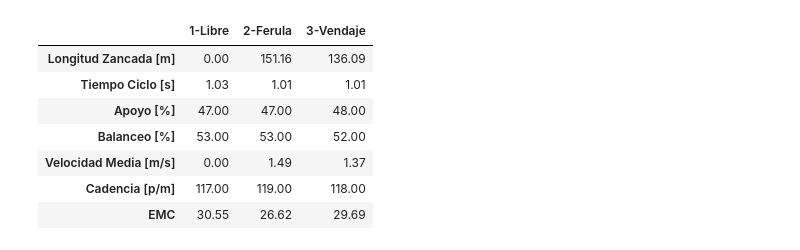
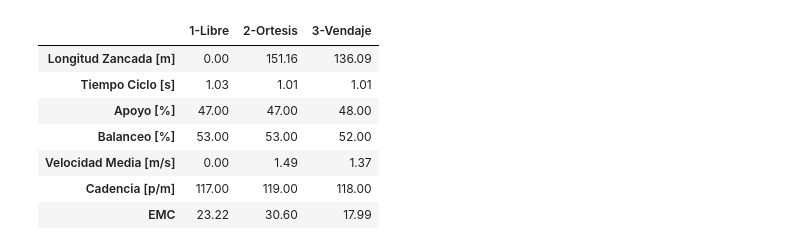
Before and after one commit to mramis/masmarcha, a Jupyter notebook: sample/Workbench.ipynb, the cells around one changed output. Drawn from its saved outputs; the diff is of its cells as text; code cells hidden in the pictures.

```diff
--- a/sample/Workbench.ipynb
+++ b/sample/Workbench.ipynb
@@ -359,7 +357,7 @@ class Trayectoria(object):
             # El marcador de tronco no se está utilizando.
             tight = markers['fi'] - markers['fs']
             leg = markers['ti'] - markers['ts']
-            foot = markers['pa'] - markers['pp']
+            foot = markers['pp'] - markers['pa']
 
             xdirection = (None, positiveX, negativeX)[self._direction]
             hip = 90 - Angle(tight, xdirection(tight.shape[0]))
@@ -417,7 +415,7 @@ class Kinematic(object):
 
     def get_phases(self, lat):
         tt, ap, bal = self.get_times(lat)[:, 0]
-        return round(ap / tt, 2),  round(bal / tt, 2)
+        return round(ap / tt, 2)*100,  round(bal / tt, 2)*100
 
     def get_cadency(self):
         u"""."""
@@ -578,44 +576,44 @@ for path in (path1, path2, path3):
     ref = metric_reference(metrics)
     kinematics.append(Kinematic(path, fps, ref, trayectories))
 # %%
-Norm = pd.read_excel('normal.xlsx', header=(0, 1)).T
+Norm = pd.read_excel('normal.xlsx', index_col=(0, 1))
 # %%
 rows = ('Longitud Zancada [m]',
         'Tiempo Ciclo [s]',
         'Apoyo [%]',
         'Balanceo [%]',
         'Velocidad Media [m/s]',
         'Cadencia [p/m]',
         'EMC')
 cols = {}
-for n, name in enumerate(('3-Vendaje', '2-Ferula', '1-Libre')):
+for n, name in enumerate(('3-Vendaje', '2-Ortesis', '1-Libre')):
     K = kinematics[n]
     ecm = sum((RMSE(K.get_joint('hip', 'right')[0], Norm.loc['cadera', 'mean']),
                RMSE(K.get_joint('knee', 'right')[0], Norm.loc['rodilla', 'mean']),
                RMSE(K.get_joint('ankle', 'right')[0], Norm.loc['tobillo', 'mean'])))
     data = np.array((K.get_strides('right')[0],
              K.get_times('right')[0][0],
-             K.get_phases('right')[0]*100,
-             K.get_phases('right')[1]*100,
+             K.get_phases('right')[0],
+             K.get_phases('right')[1],
              K.get_velocity(),
              K.get_cadency(),
              ecm))
     cols[name] = data
     # dataL = [K.get_strides('left')[0],
     #          K.get_times('left')[0][0],
     #          K.get_phases('left')[0],
     #          K.get_phases('left')[1],
     #          K.get_velocity(),
     #          K.get_cadency(),
     #          0]  # falta esta función.
 parametrosET = pd.DataFrame(cols, index=rows)
 parametrosET.round(2)
 # %% [output]
-|  | 1-Libre | 2-Ferula | 3-Vendaje |
+|  | 1-Libre | 2-Ortesis | 3-Vendaje |
 | Longitud Zancada [m] | 0.00 | 151.16 | 136.09 |
 | Tiempo Ciclo [s] | 1.03 | 1.01 | 1.01 |
 | Apoyo [%] | 47.00 | 47.00 | 48.00 |
 | Balanceo [%] | 53.00 | 53.00 | 52.00 |
 | Velocidad Media [m/s] | 0.00 | 1.49 | 1.37 |
 | Cadencia [p/m] | 117.00 | 119.00 | 118.00 |
-| EMC | 30.55 | 26.62 | 29.69 |
+| EMC | 23.22 | 30.60 | 17.99 |
```
Also changed, not shown: parts of 4 cells of this notebook.
